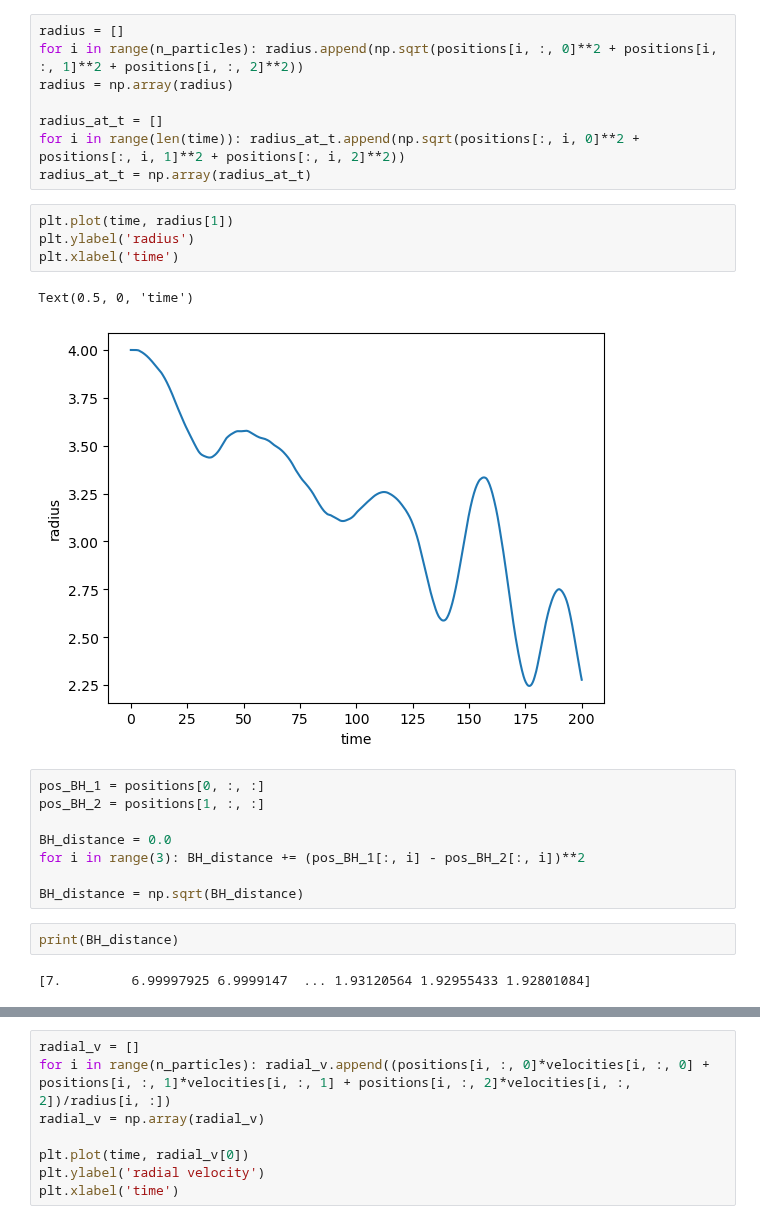
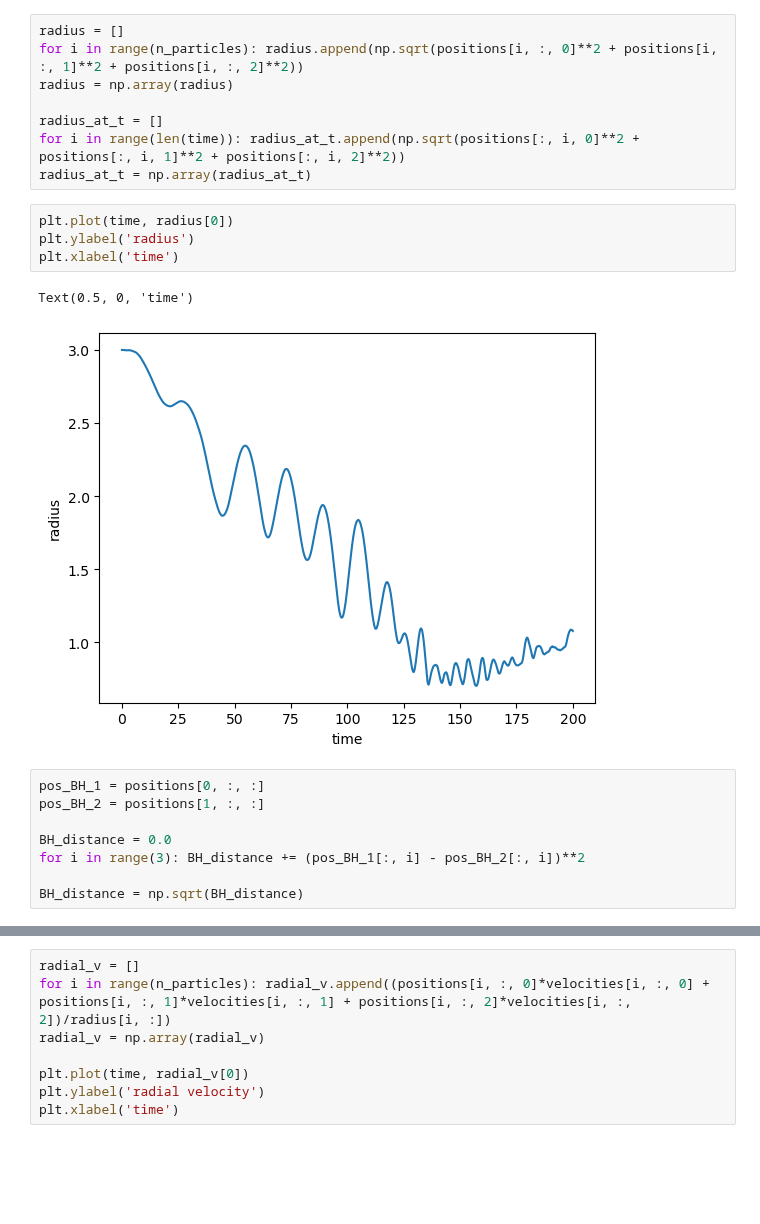
Before and after one commit to lisam10/stellar_systems_dynamics2024, a Jupyter notebook: final_exercise/Plotter.ipynb, the cells around one changed output, grey strips where cells are left out. Drawn from its saved outputs; the diff is of its cells as text; blank space fills up the shorter version.

```diff
--- a/final_exercise/Plotter.ipynb
+++ b/final_exercise/Plotter.ipynb
@@ -175,12 +175,12 @@ radius_at_t = []
 for i in range(len(time)): radius_at_t.append(np.sqrt(positions[:, i, 0]**2 + positions[:, i, 1]**2 + positions[:, i, 2]**2))
 radius_at_t = np.array(radius_at_t)
 # %%
-plt.plot(time, radius[1])
+plt.plot(time, radius[0])
 plt.ylabel('radius')
 plt.xlabel('time')
 # %% [output]
 Text(0.5, 0, 'time')
-[figure, old version]
+[figure, new version]
 # %%
 pos_BH_1 = positions[0, :, :]
 pos_BH_2 = positions[1, :, :]
@@ -189,7 +189,3 @@ BH_distance = 0.0
 for i in range(3): BH_distance += (pos_BH_1[:, i] - pos_BH_2[:, i])**2
 
 BH_distance = np.sqrt(BH_distance)
-# %%
-print(BH_distance)
-# %% [output]
-[7.         6.99997925 6.9999147  ... 1.93120564 1.92955433 1.92801084]
```
Also changed, not shown: parts of 17 cells of this notebook.
